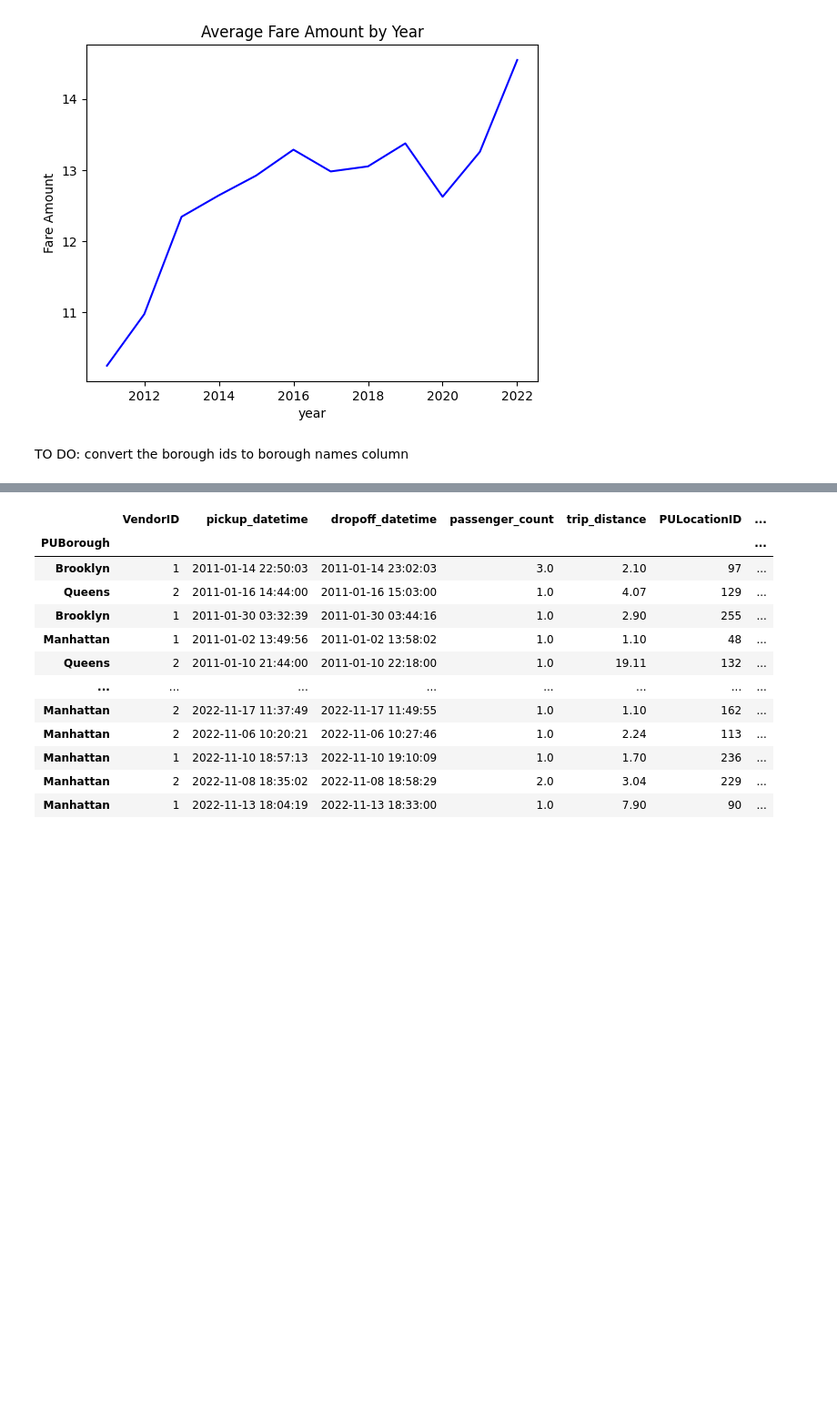
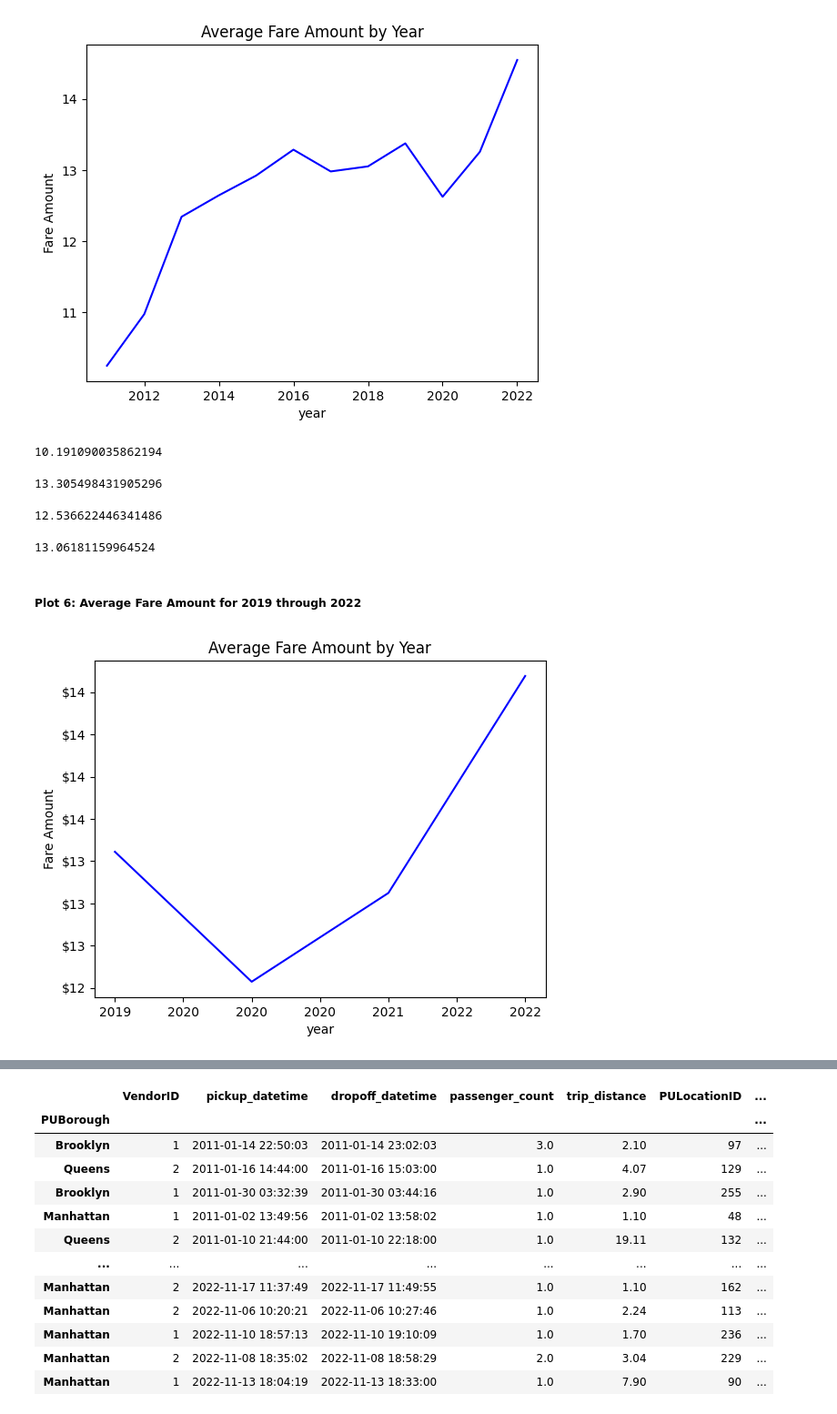
Before and after one commit to WillBallentine/Covid-Effect-on-NYC-Taxi, a Jupyter notebook: taxi.ipynb, the cells around one changed output, grey strips where cells are left out. Shown at 91% size. Saved outputs shown, nothing was run; the diff lists cells and outputs as text; code cells hidden in the pictures; blank space fills up the shorter version.

```diff
--- a/taxi.ipynb
+++ b/taxi.ipynb
@@ -113,5 +190,38 @@ fare_amount.plot(title='Average Fare Amount by Year', color='blue', ylabel='Fare
 # %% [output]
 <Axes: title={'center': 'Average Fare Amount by Year'}, xlabel='year', ylabel='Fare Amount'>
 [figure]
-# %% [markdown]
-TO DO: convert the borough ids to borough names column
+# %%
+#calculate the average fare amount in 2011
+fare_amount_2011 = overall_data[overall_data['year'] == 2011]['fare_amount'].mean()
+fare_amount_2011
+# %% [output]
+10.191090035862194
+# %%
+#calculate the average fare amount in 2019
+fare_amount_2019 = overall_data[overall_data['year'] == 2019]['fare_amount'].mean()
+fare_amount_2019
+# %% [output]
+13.305498431905296
+# %%
+#calculate the average fare amount in 2020
+fare_amount_2020 = overall_data[overall_data['year'] == 2020]['fare_amount'].mean()
+fare_amount_2020
+# %% [output]
+12.536622446341486
+# %%
+#calculate the average fare amount in 2021
+fare_amount_2021 = overall_data[overall_data['year'] == 2021]['fare_amount'].mean()
+fare_amount_2021
+# %% [output]
+13.06181159964524
+# %% [markdown]
+##### Plot 6: Average Fare Amount for 2019 through 2022
+# %%
+#plot the average fare amount per year starting in 2019 and ending in 2021
+fare_amount = overall_data[overall_data['year'] >= 2019].groupby('year')['fare_amount'].mean()
+fare_amount.plot(title='Average Fare Amount by Year', color='blue', ylabel='Fare Amount')
+ax = plt.gca()
+ax.yaxis.set_major_formatter(mpl.ticker.StrMethodFormatter('${x:,.0f}'))
+ax.xaxis.set_major_formatter(mpl.ticker.StrMethodFormatter('{x:.0f}'))
+# %% [output]
+[figure, added]
```
Also changed, not shown: parts of 42 cells of this notebook, 1 other file.
